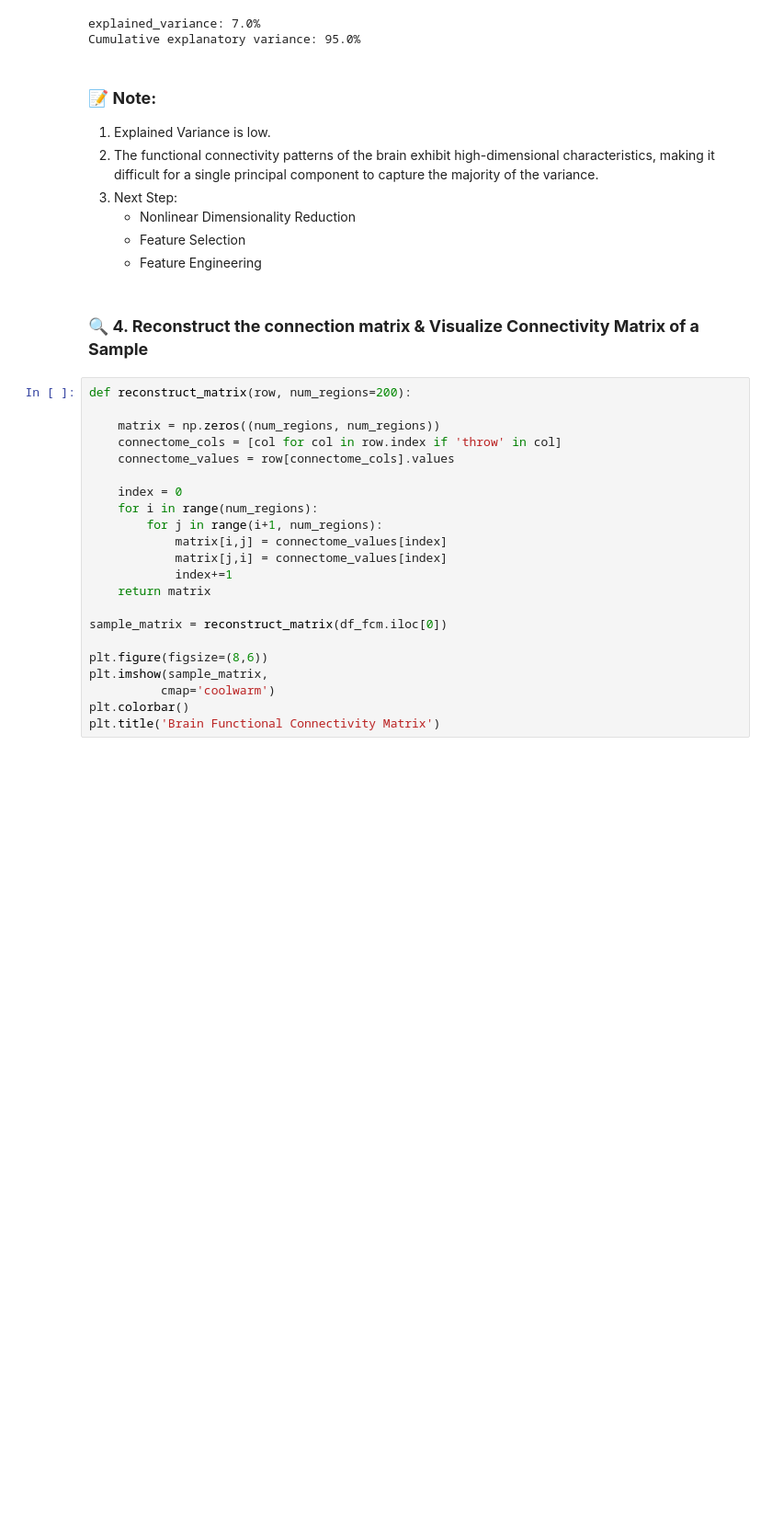
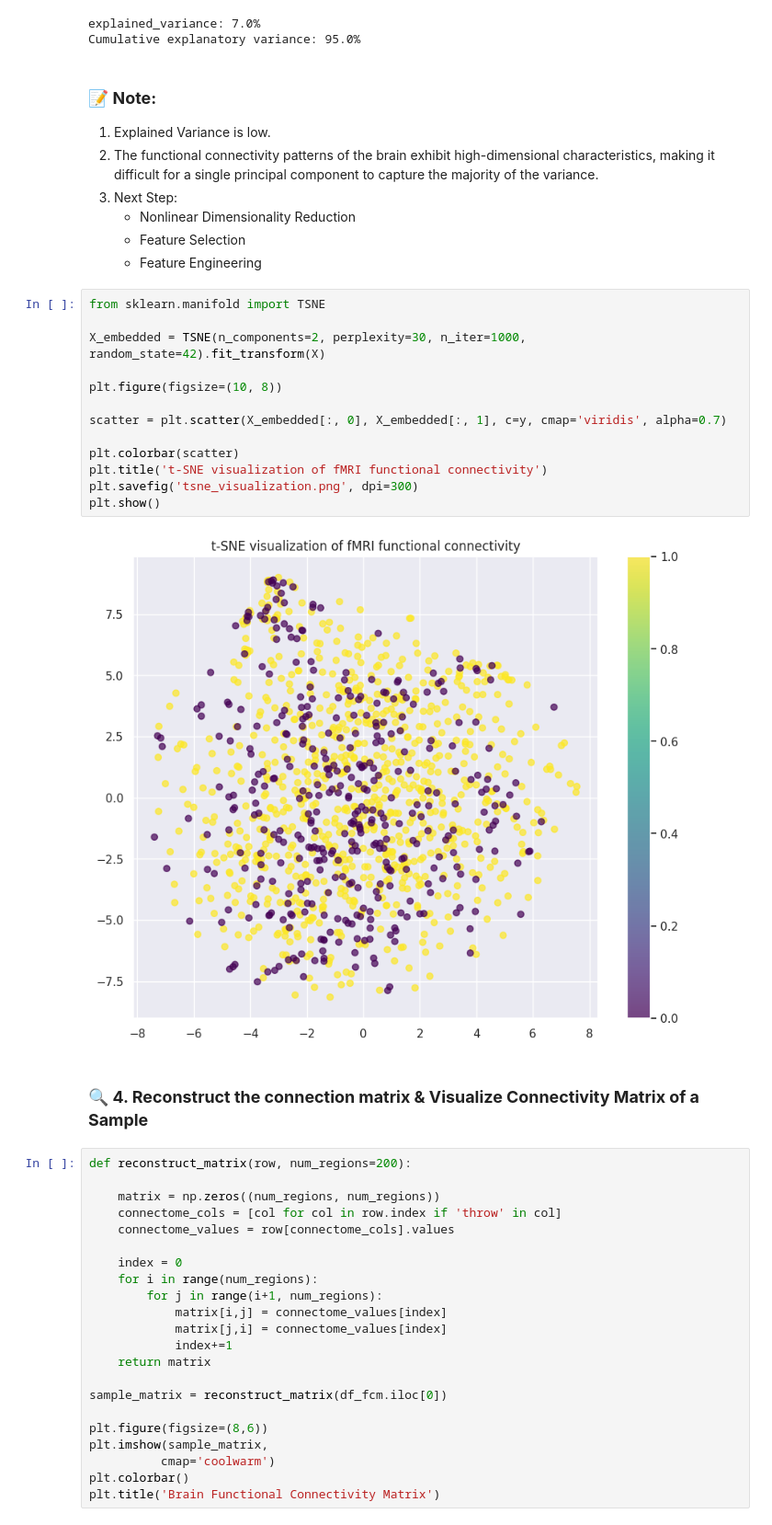
Before and after one commit to yigaai/Psycho_Neuro_ML_Project, a Jupyter notebook: understand-adhd.ipynb, the cells around one changed output. Shown at 92% size. Saved outputs shown, nothing was run; the diff lists cells and outputs as text; blank space fills up the shorter version.

```diff
--- a/understand-adhd.ipynb
+++ b/understand-adhd.ipynb
@@ -768,6 +787,21 @@ Cumulative explanatory variance: 95.0%
    * Nonlinear Dimensionality Reduction
    * Feature Selection
    * Feature Engineering
+# %%
+from sklearn.manifold import TSNE
+
+X_embedded = TSNE(n_components=2, perplexity=30, n_iter=1000, random_state=42).fit_transform(X)
+
+plt.figure(figsize=(10, 8))
+
+scatter = plt.scatter(X_embedded[:, 0], X_embedded[:, 1], c=y, cmap='viridis', alpha=0.7)
+
+plt.colorbar(scatter)
+plt.title('t-SNE visualization of fMRI functional connectivity')
+plt.savefig('tsne_visualization.png', dpi=300)
+plt.show()
+# %% [output]
+[figure, added]
 # %% [markdown]
 ### 🔍 **4. Reconstruct the connection matrix & Visualize Connectivity Matrix of a Sample**
 # %%
```
Also changed, not shown: parts of 7 cells of this notebook.
